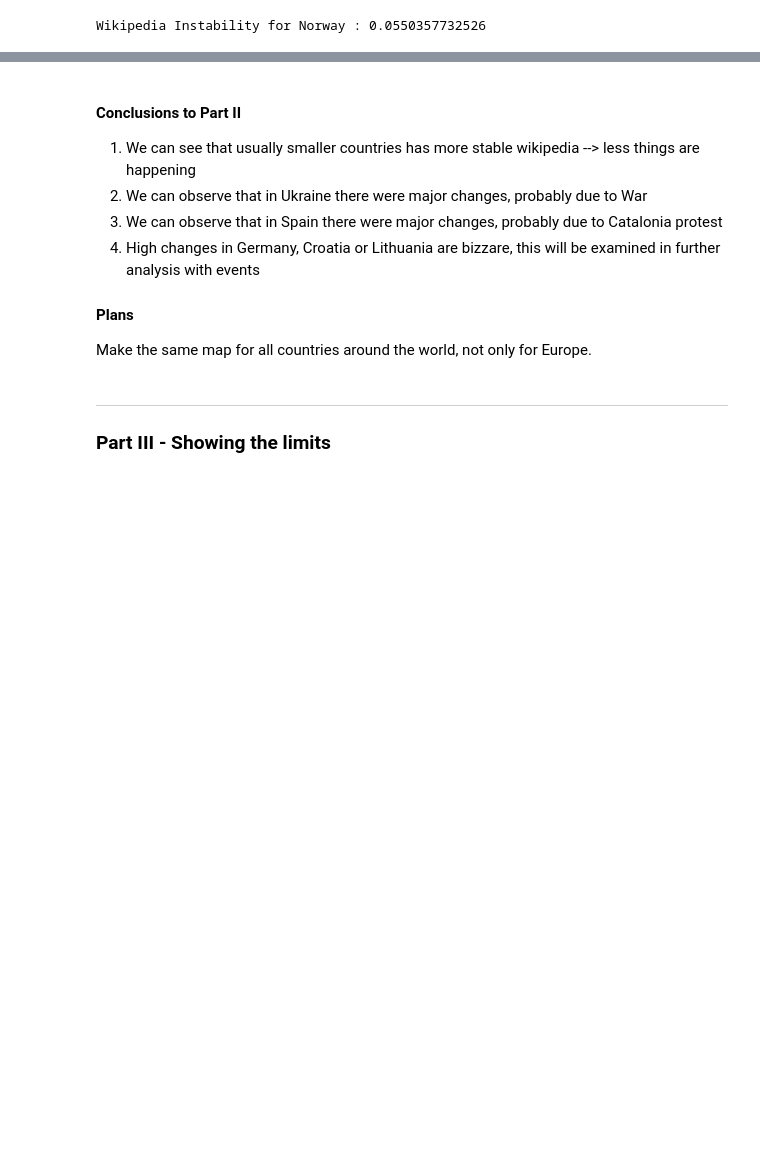
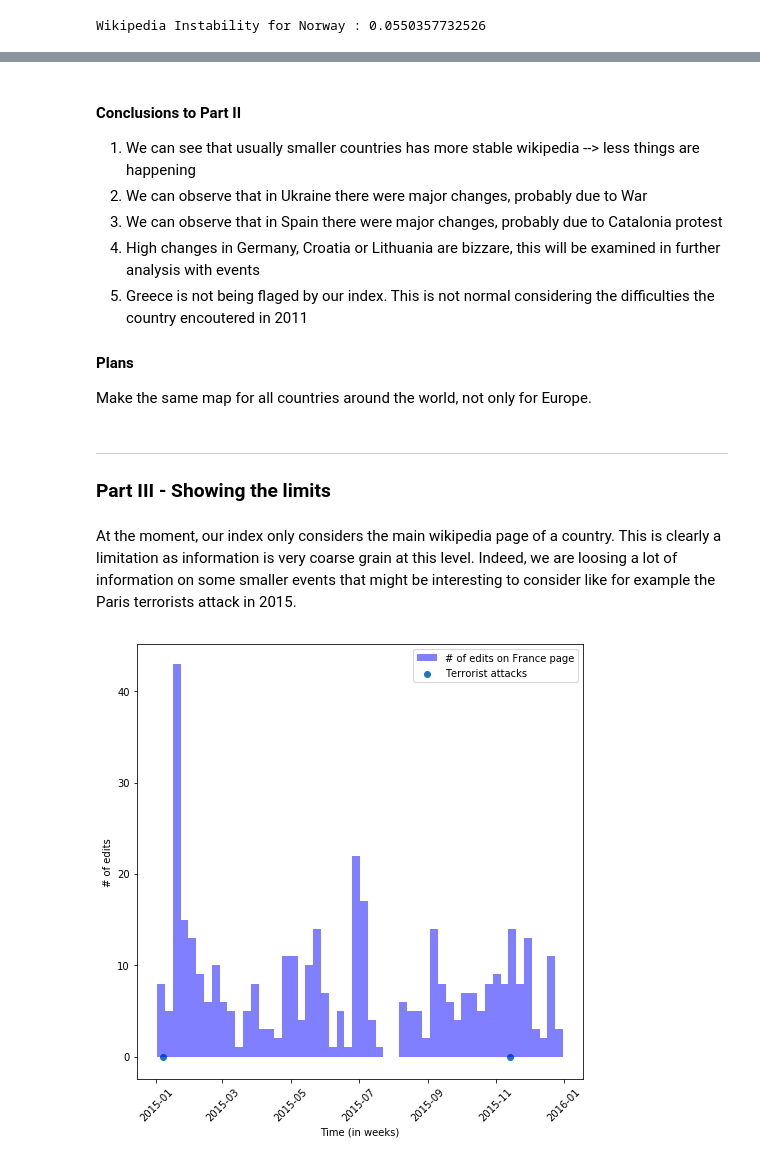
Before and after one commit to Amaumaury/ada-2017, a Jupyter notebook: project/Milestone2.ipynb, the cells around one changed output, grey strips where cells are left out. Cells and saved outputs as stored; diff of their text form; code cells hidden in the pictures; blank space fills up the shorter version.

```diff
--- a/project/Milestone2.ipynb
+++ b/project/Milestone2.ipynb
@@ -231,9 +236,36 @@ m
 2. We can observe that in Ukraine there were major changes, probably due to War
 3. We can observe that in Spain there were major changes, probably due to Catalonia protest
 3. High changes in Germany, Croatia or Lithuania are bizzare, this will be examined in further analysis with events
+4. Greece is not being flaged by our index. This is not normal considering the difficulties the country encoutered in 2011
 
 #### Plans
 Make the same map for all countries around the world, not only for Europe.
 # %% [markdown]
 ---
 ### Part III - Showing the limits
+# %% [markdown]
+At the moment, our index only considers the main wikipedia page of a country. This is clearly a limitation as information is very coarse grain at this level. Indeed, we are loosing a lot of information on some smaller events that might be interesting to consider like for example the Paris terrorists attack in 2015.
+# %%
+# Fetches France's wikipedia page history
+france_history_fetcher = HistoryFetcher('France')
+france_history = france_history_fetcher.get_history('20150101000000', '20160101000000')
+
+france_edits_dates = list(map(lambda revision: revision['timestamp'], france_history))
+# %%
+# Add historgram for the number of edits on Frances's wikipedia page
+n_wiki, bins_wiki, patches_wiki = plt.hist(france_edits_dates,\
+                                           bins=52,\
+                                           color='blue',\
+                                           alpha=0.5,\
+                                           label='# of edits on France page')
+
+# Add the two main terrorists attacks that happened in 2015 on the timeline
+plt.scatter([dateutil.parser.parse('20150107'), dateutil.parser.parse('20151113')], [0, 0], label='Terrorist attacks')
+
+plt.xticks(rotation=45)
+plt.xlabel('Time (in weeks)')
+plt.ylabel('# of edits')
+plt.legend(loc='upper right')
+plt.show()
+# %% [output]
+[figure, added]
```
Also changed, not shown: parts of 10 cells of this notebook, 2 other files.
